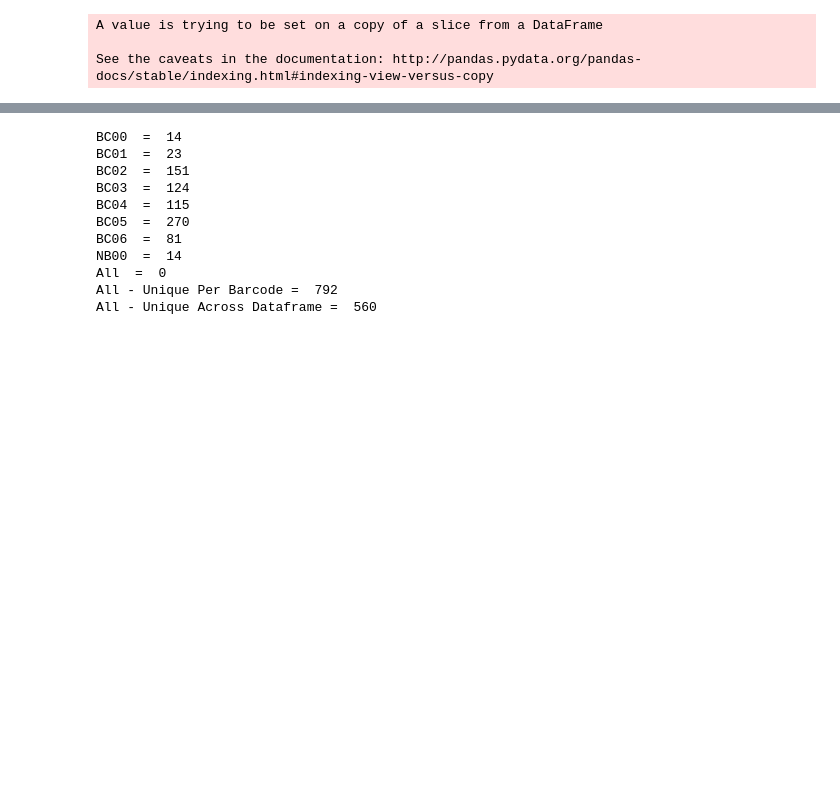
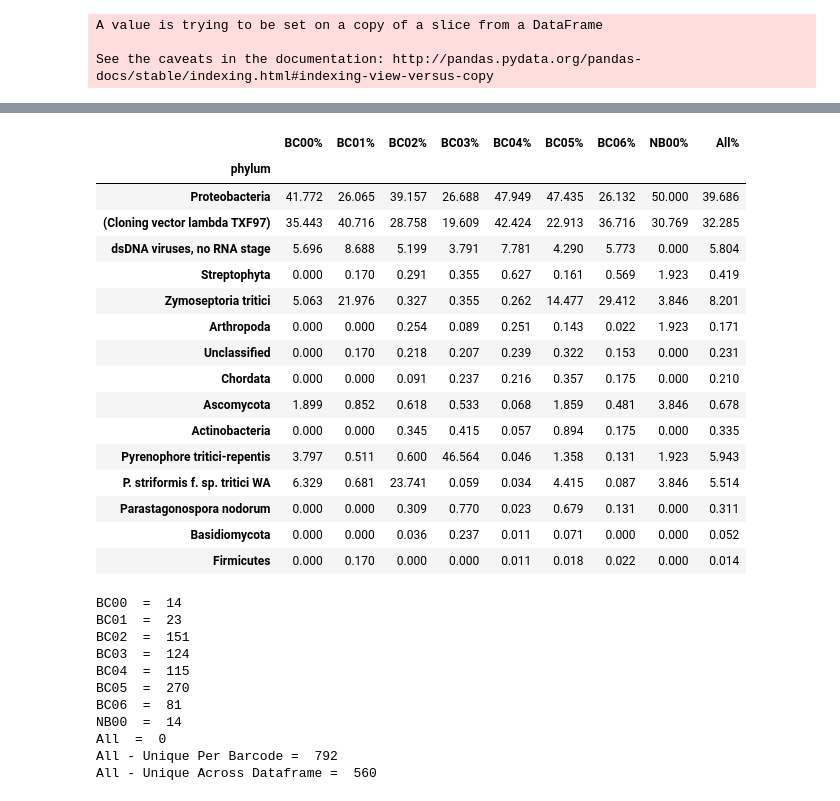
Before and after one commit to BenjaminSchwessinger/Gamran, a Jupyter notebook: MinIon_analysis_05012017_Wagga_initial-taxonomy.ipynb, the cells around one changed output, grey strips where cells are left out. Cells and saved outputs as stored; diff of their text form; code cells hidden in the pictures; blank space fills up the shorter version.

```diff
--- a/MinIon_analysis_05012017_Wagga_initial-taxonomy.ipynb
+++ b/MinIon_analysis_05012017_Wagga_initial-taxonomy.ipynb
@@ -343,0 +291,5 @@ generate_NCBI_taxonomy_pivot_table_pc(joint_NCBI_df_taxonomy_adj, 'superkingdom'
+# %%
+#IMPORTED COUNTS FOR READS HITTING TO REFERENCE GENOMES
+os.chdir('/home/gamran/analysis')
+blasthit_downloaded_counts = pd.read_csv('test.csv', index_col=0)
+blasthit_downloaded_counts
@@ -344,3 +333,45 @@ generate_NCBI_taxonomy_pivot_table_pc(joint_NCBI_df_taxonomy_adj, 'superkingdom'
+# %%
+# % pivot table of dataframe with taxonomic columns, including reference genomes across all ranks:
+#rows - rank names, columns - barcode, sorted by desired class
+def generate_all_hits_pc_table(rank, bcs, dropwheat=False):
+    blast_and_NCBI_df_list = [generate_NCBI_taxonomy_pivot_table(joint_NCBI_df_taxonomy_adj, rank, bcs),
+                    blasthit_downloaded_counts]
+    blast_and_NCBI_hits = pd.concat(blast_and_NCBI_df_list)
+    blast_and_NCBI_hits_sum = blast_and_NCBI_hits.groupby(blast_and_NCBI_hits.index).sum()
+
+    if dropwheat == True:
+        blast_and_NCBI_hits_sum.loc['All'] = blast_and_NCBI_hits_sum.loc['All'] - blast_and_NCBI_hits_sum.loc['Wheat']
+        blast_and_NCBI_hits_sum.drop('Wheat', axis=0, inplace=True)
+
+    for brcs in blast_and_NCBI_hits_sum.columns:
+        blast_and_NCBI_hits_sum[str(brcs) + '%'] = blast_and_NCBI_hits_sum[brcs].apply(lambda x: (x / blast_and_NCBI_hits_sum[brcs].loc['All'])*100)
+    for brcs in blast_and_NCBI_hits_sum.columns:
+        if '%' not in brcs:
+            blast_and_NCBI_hits_sum.drop(brcs, axis=1, inplace=True)
+    blast_and_NCBI_hits_sum.drop('All', axis=0, inplace=True)
+
+    blast_and_NCBI_hits_sum2 = blast_and_NCBI_hits_sum.sort_values(str(bcs) + '%', axis=0, ascending=False)
+    return blast_and_NCBI_hits_sum2.applymap(lambda x: '%.3f' % x).head(n=15)
+# %%
+generate_all_hits_pc_table('phylum', 'BC04', dropwheat=True)
+# %% [output]
+|  | BC00% | BC01% | BC02% | BC03% | BC04% | BC05% | BC06% | NB00% | All% |
+| phylum |  |  |  |  |  |  |  |  |  |
+| Proteobacteria | 41.772 | 26.065 | 39.157 | 26.688 | 47.949 | 47.435 | 26.132 | 50.000 | 39.686 |
+| (Cloning vector lambda TXF97) | 35.443 | 40.716 | 28.758 | 19.609 | 42.424 | 22.913 | 36.716 | 30.769 | 32.285 |
+| dsDNA viruses, no RNA stage | 5.696 | 8.688 | 5.199 | 3.791 | 7.781 | 4.290 | 5.773 | 0.000 | 5.804 |
+| Streptophyta | 0.000 | 0.170 | 0.291 | 0.355 | 0.627 | 0.161 | 0.569 | 1.923 | 0.419 |
+| Zymoseptoria tritici | 5.063 | 21.976 | 0.327 | 0.355 | 0.262 | 14.477 | 29.412 | 3.846 | 8.201 |
+| Arthropoda | 0.000 | 0.000 | 0.254 | 0.089 | 0.251 | 0.143 | 0.022 | 1.923 | 0.171 |
+| Unclassified | 0.000 | 0.170 | 0.218 | 0.207 | 0.239 | 0.322 | 0.153 | 0.000 | 0.231 |
+| Chordata | 0.000 | 0.000 | 0.091 | 0.237 | 0.216 | 0.357 | 0.175 | 0.000 | 0.210 |
+| Ascomycota | 1.899 | 0.852 | 0.618 | 0.533 | 0.068 | 1.859 | 0.481 | 3.846 | 0.678 |
+| Actinobacteria | 0.000 | 0.000 | 0.345 | 0.415 | 0.057 | 0.894 | 0.175 | 0.000 | 0.335 |
+| Pyrenophore tritici-repentis | 3.797 | 0.511 | 0.600 | 46.564 | 0.046 | 1.358 | 0.131 | 1.923 | 5.943 |
+| P. striformis f. sp. tritici WA | 6.329 | 0.681 | 23.741 | 0.059 | 0.034 | 4.415 | 0.087 | 3.846 | 5.514 |
+| Parastagonospora nodorum | 0.000 | 0.000 | 0.309 | 0.770 | 0.023 | 0.679 | 0.131 | 0.000 | 0.311 |
+| Basidiomycota | 0.000 | 0.000 | 0.036 | 0.237 | 0.011 | 0.071 | 0.000 | 0.000 | 0.052 |
+| Firmicutes | 0.000 | 0.170 | 0.000 | 0.000 | 0.011 | 0.018 | 0.022 | 0.000 | 0.014 |
 # %%
 #Number of unique tax ids per barcode in the joint_NCBI_pivot_table
 tax_id_barcode_len_list = []
```
Also changed, not shown: parts of 23 cells of this notebook.
